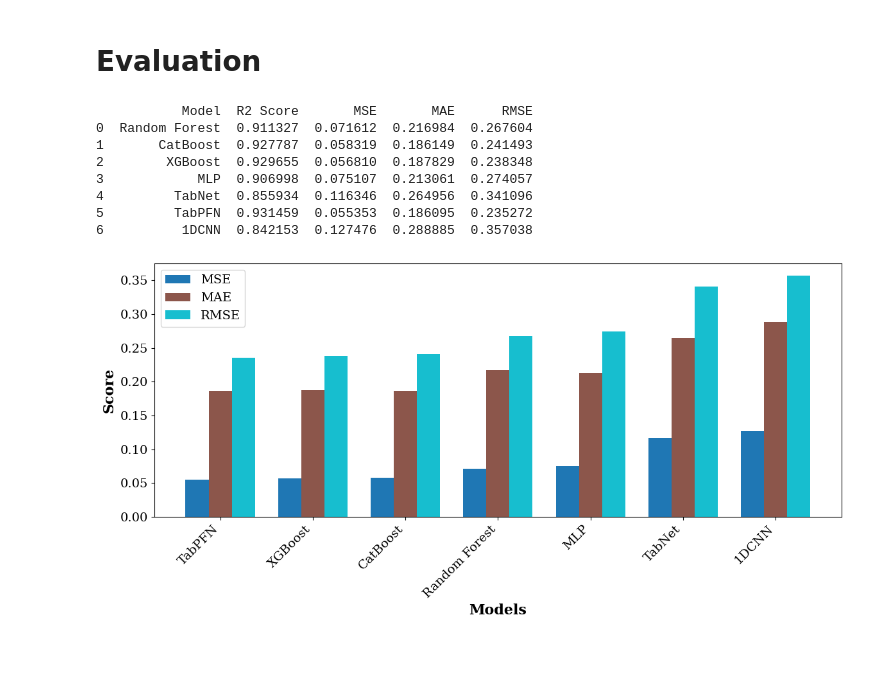
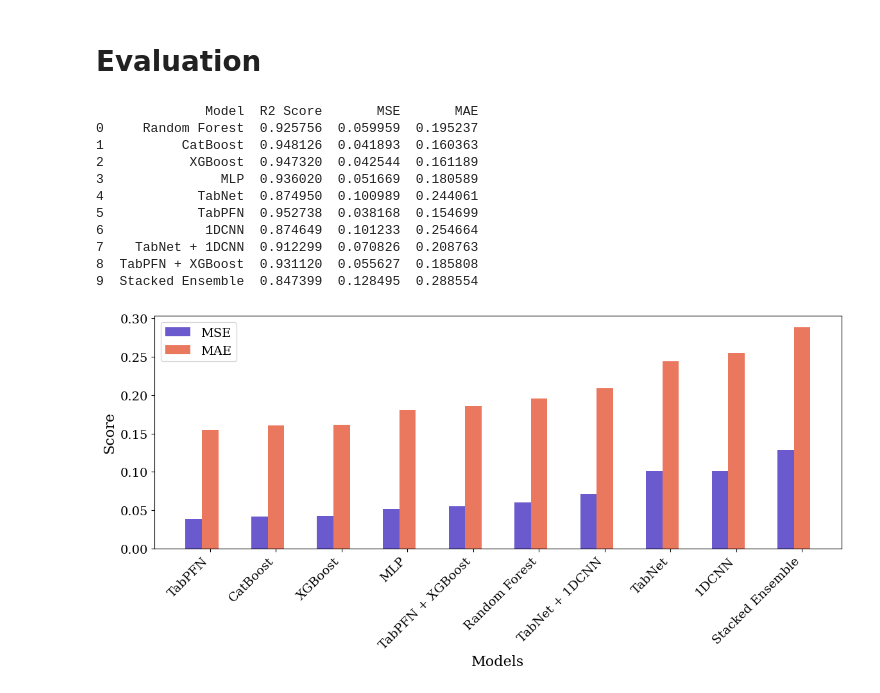
Before and after one commit to elorie-bernard-lacroix/SmartStudy, a Jupyter notebook: notebooks/3.17-evaluation-v2.ipynb, the cells around one changed output. Cells and saved outputs as stored; diff of their text form; code cells hidden in the pictures; blank space fills up the shorter version.

```diff
--- a/notebooks/3.17-evaluation-v2.ipynb
+++ b/notebooks/3.17-evaluation-v2.ipynb
@@ -501,9 +499,9 @@ The following scores are imported from other ensemble notebooks. The models are
 # %% [markdown]
 ## 3.1 TabNet + 1D CNN
 # %%
-mse_model8 = 0.09633288412530863
-mae_model8 = 0.24918601451456238
-r2_model8 = 0.8807157780200571
+mse_model8 = 0.07082640160815223
+mae_model8 = 0.20876302934490445
+r2_model8 = 0.9122991874666833
 # %% [markdown]
 ## 3.2 TabPFN + XGBoost
 # %%
@@ -514,43 +512,46 @@ r2_model9 = 0.9311202515619661
 ## 3.3 Stacked Ensemble with Neural Networks
 # %%
 mse_model10 = 0.12849515091790872
-mse_model10 = 0.28855408334786736
+mae_model10 = 0.28855408334786736
 r2_model10 = 0.8473989805489484
 # %% [markdown]
 # Evaluation
 # %%
 import matplotlib.pyplot as plt
 
-models = ['Random Forest', 'CatBoost', 'XGBoost', 'MLP', 'TabNet', 'TabPFN', '1DCNN']
+models = ['Random Forest', 'CatBoost', 'XGBoost', 'MLP', 'TabNet', 'TabPFN', '1DCNN', 'TabNet + 1DCNN', 'TabPFN + XGBoost', 'Stacked Ensemble']
 
-r2_scores = [r2_model1, r2_model2, r2_model3, r2_model4, r2_model5, r2_model6, r2_model7]
-mse_scores = [mse_model1, mse_model2, mse_model3, mse_model4, mse_model5, mse_model6, mse_model7]
-mae_scores = [mae_model1, mae_model2, mae_model3, mae_model4, mae_model5, mae_model6, mae_model7]
-rmse_scores = [rmse_model1, rmse_model2, rmse_model3, rmse_model4, rmse_model5, rmse_model6, rmse_model7]
+r2_scores = [r2_model1, r2_model2, r2_model3, r2_model4, r2_model5, r2_model6, r2_model7, r2_model8, r2_model9, r2_model10]
+mse_scores = [mse_model1, mse_model2, mse_model3, mse_model4, mse_model5, mse_model6, mse_model7,  mse_model8, mse_model9, mse_model10]
+mae_scores = [mae_model1, mae_model2, mae_model3, mae_model4, mae_model5, mae_model6, mae_model7, mae_model8, mae_model9, mae_model10]
+#rmse_scores = [rmse_model1, rmse_model2, rmse_model3, rmse_model4, rmse_model5, rmse_model6, rmse_model7, rmse_model8, rmse_model9, rmse_model10]
 
 # show table
-data = {'Model': models, 'R2 Score': r2_scores, 'MSE': mse_scores, 'MAE': mae_scores, 'RMSE': rmse_scores}
+data = {'Model': models, 'R2 Score': r2_scores, 'MSE': mse_scores, 'MAE': mae_scores}
 df = pd.DataFrame(data)
 print(df)
 # %% [output]
-           Model  R2 Score       MSE       MAE      RMSE
-0  Random Forest  0.911327  0.071612  0.216984  0.267604
-1       CatBoost  0.927787  0.058319  0.186149  0.241493
-2        XGBoost  0.929655  0.056810  0.187829  0.238348
-3            MLP  0.906998  0.075107  0.213061  0.274057
-4         TabNet  0.855934  0.116346  0.264956  0.341096
-5         TabPFN  0.931459  0.055353  0.186095  0.235272
-6          1DCNN  0.842153  0.127476  0.288885  0.357038
+              Model  R2 Score       MSE       MAE
+0     Random Forest  0.925756  0.059959  0.195237
+1          CatBoost  0.948126  0.041893  0.160363
+2           XGBoost  0.947320  0.042544  0.161189
+3               MLP  0.936020  0.051669  0.180589
+4            TabNet  0.874950  0.100989  0.244061
+5            TabPFN  0.952738  0.038168  0.154699
+6             1DCNN  0.874649  0.101233  0.254664
+7    TabNet + 1DCNN  0.912299  0.070826  0.208763
+8  TabPFN + XGBoost  0.931120  0.055627  0.185808
+9  Stacked Ensemble  0.847399  0.128495  0.288554
 # %%
 import matplotlib.pyplot as plt
 import matplotlib.font_manager
 import numpy as np
 
 # Data for the plots
-models = ['Random Forest', 'CatBoost', 'XGBoost', 'MLP', 'TabNet', 'TabPFN', '1DCNN']
-r2_scores = [r2_model1, r2_model2, r2_model3, r2_model4, r2_model5, r2_model6, r2_model7]
-mse_scores = [mse_model1, mse_model2, mse_model3, mse_model4, mse_model5, mse_model6, mse_model7]
-mae_scores = [mae_model1, mae_model2, mae_model3, mae_model4, mae_model5, mae_model6, mae_model7]
+models = ['Random Forest', 'CatBoost', 'XGBoost', 'MLP', 'TabNet', 'TabPFN', '1DCNN', 'TabNet + 1DCNN', 'TabPFN + XGBoost', 'Stacked Ensemble']
+r2_scores = [r2_model1, r2_model2, r2_model3, r2_model4, r2_model5, r2_model6, r2_model7, r2_model8, r2_model9, r2_model10]
+mse_scores = [mse_model1, mse_model2, mse_model3, mse_model4, mse_model5, mse_model6, mse_model7, mse_model8, mse_model9, mse_model10]
+mae_scores = [mae_model1, mae_model2, mae_model3, mae_model4, mae_model5, mae_model6, mae_model7, mae_model8, mae_model9, mae_model10]
 rmse_scores = [rmse_model1, rmse_model2, rmse_model3, rmse_model4, rmse_model5, rmse_model6, rmse_model7]
 
 # Sort models by descending R²
@@ -558,38 +559,37 @@ sorted_indices = np.argsort(r2_scores)[::-1]
 models_sorted = [models[i] for i in sorted_indices]
 mse_sorted = [mse_scores[i] for i in sorted_indices]
 mae_sorted = [mae_scores[i] for i in sorted_indices]
-rmse_sorted = [rmse_scores[i] for i in sorted_indices]
 
 # Bar Graph: MSE, MAE, RMSE per model
 plt.rcParams["font.family"] = "DejaVu Serif"
 plt.rcParams["font.weight"] = "regular"
 plt.rcParams["font.size"] = 16
 plt.rcParams["axes.labelsize"] = 16
 plt.rcParams["axes.titlesize"] = 16
 plt.rcParams["xtick.labelsize"] = 14
 plt.rcParams["ytick.labelsize"] = 14
 plt.rcParams["legend.fontsize"] = 14
 plt.rcParams["figure.figsize"] = (10, 6)
 plt.rcParams["figure.dpi"] = 100
 
-metrics = ['MSE', 'MAE', 'RMSE']
-scores = [mse_sorted, mae_sorted, rmse_sorted]
+metrics = ['MSE', 'MAE']
+scores = [mse_sorted, mae_sorted]
 
 X_axis = np.arange(len(models_sorted))
 width = 0.25
 
 plt.figure(figsize=(12, 6))
-colors = plt.cm.tab10(np.linspace(0, 1, len(metrics)))  # Use tab10 colormap for metrics
+colors = ['#6A5ACD', '#EA785F']  # Slate blue and tomato red
 
 for i, metric in enumerate(metrics):
     plt.bar(X_axis + i * width, scores[i], width, label=metric, color=colors[i])
 
 plt.xlabel("Models")
 plt.ylabel("Score")
 #plt.title("Comparison of MSE, MAE, and RMSE for Different Models")
 plt.xticks(X_axis + width, models_sorted, rotation=45, ha='right')
 plt.legend()
 plt.tight_layout()
 plt.show()
 # %% [output]
-[figure, old version]
+[figure, new version]
```
Also changed, not shown: parts of 2 cells of this notebook, 28 other files.
